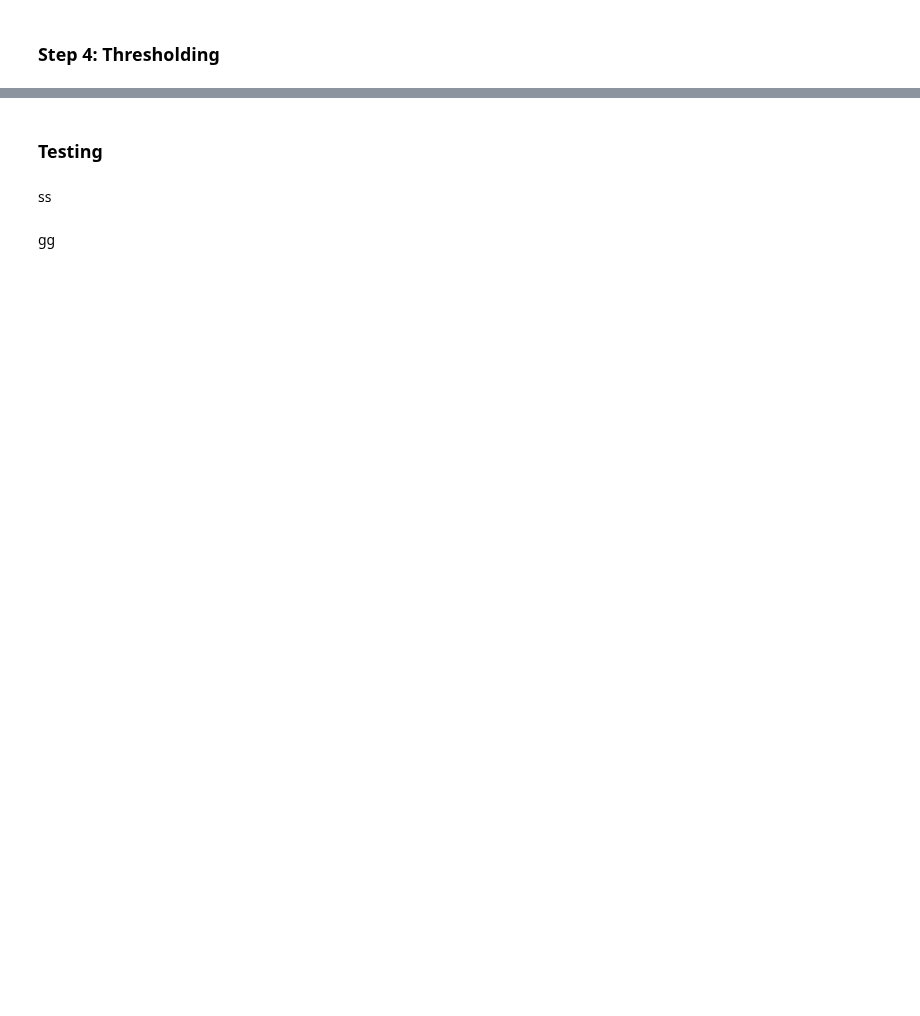
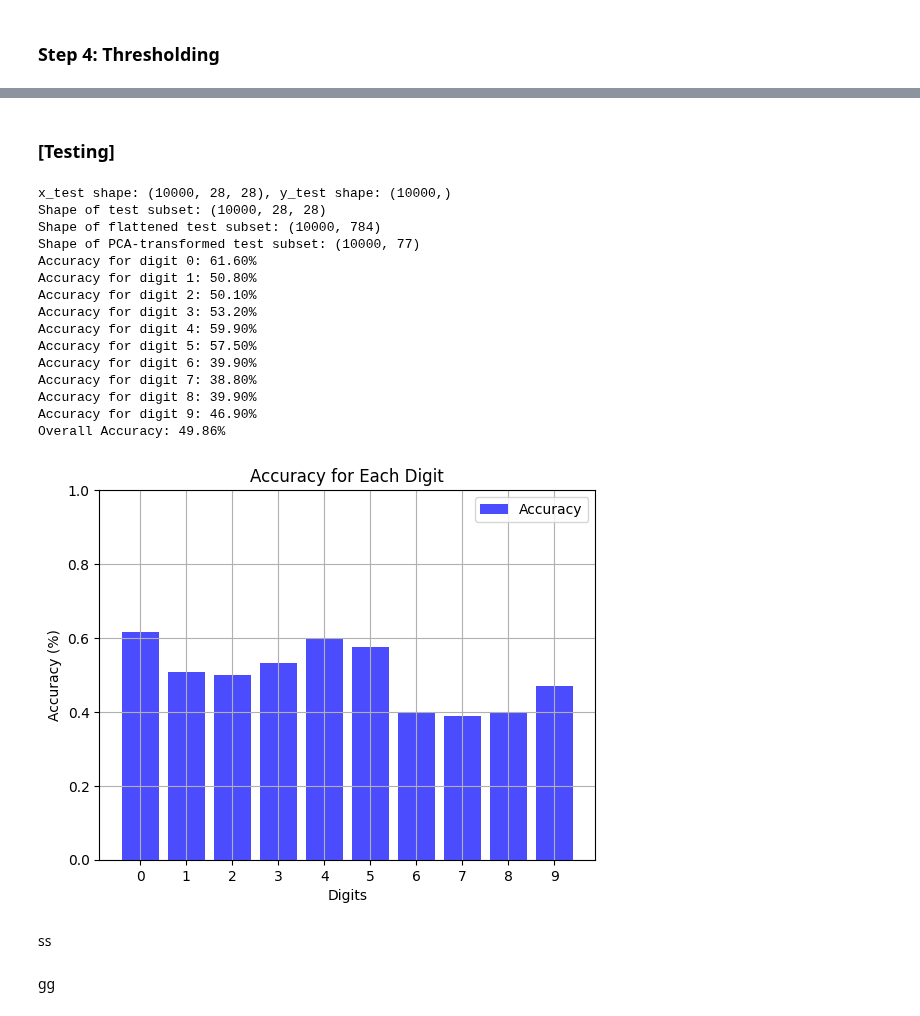
Before and after one commit to AP-047/RClass-Classification-by-Rational-Approximation, a Jupyter notebook: notebooks/training.ipynb, the cells around one changed output, grey strips where cells are left out. Cells and saved outputs as stored; diff of their text form; code cells hidden in the pictures; blank space fills up the shorter version.

```diff
--- a/notebooks/training.ipynb
+++ b/notebooks/training.ipynb
@@ -64,7 +64,7 @@ from sklearn.decomposition import PCA
 import pickle
 
 # Apply PCA to reduce dimensionality
-n_components = 20
+n_components = 77
 pca = PCA(n_components=n_components)
 x_pca = pca.fit_transform(x_subset)
 
@@ -260,21 +276,22 @@ def bisection_loop(x_b, y_binary, uL, uH, precision):
 for digit in range(10):
     print(f"Training classifier for digit {digit}...")
 
-    y_subset = cp.array(y_subset)
+    # y_subset = cp.array(y_subset)
 
     # Assign labels: Positive for the current digit, negative for others
-    y_binary = (y_subset == digit).astype(int)
+    # y_binary = (y_subset == digit).astype(int)
+    y_binary = (y_subset == digit).astype(float)
 
     # Scale binary labels to larger values
-    # Positive class = 5, Negative class = 10
-    y_binary = np.where(y_binary == 1, 5, 10)
+    # Positive class = 2, Negative class = 4
+    y_binary = np.where(y_binary == 1, 2, 4)
 
-    print(f"y_binary =", y_binary)
-    print(f"y_subset =", y_subset)
+    # print(f"y_binary =", y_binary)
+    # print(f"y_subset =", y_subset)
 
     # Bisection parameters
     uL = 0  # Initial lower bound
-    uH = 5000  # Initial upper bound
+    uH = 500  # Initial upper bound
     precision = 1e-6 # Precision threshold
 
     # Run bisection loop
@@ -333,5 +350,5 @@ y_binary = [10 10 10 10  5 10 10 10 10 10 10 10 10 10 10 10 10 10 10 10 10 10 10
 # %% [markdown]
-### Testing
+### [Testing]
 # %%
 import cupy as cp
 import numpy as np
@@ -351,14 +368,14 @@ def rational_function(x, alpha, beta):
     return numerator / denominator
 
 #------------------------------------------
-# Load MNIST test data (10,000 images)
+#1 Load MNIST test data (10,000 images)
 from keras.datasets import mnist
 (_, _), (x_test, y_test) = mnist.load_data()
 print(f"x_test shape: {x_test.shape}, y_test shape: {y_test.shape}")
 
 #------------------------------------------
+#2 Subset the test dataset
 subset_size = 10000
-# Subset the test dataset
 x_test_subset = x_test[:subset_size]
 y_test_subset = y_test[:subset_size]
 print(f"Shape of test subset: {x_test_subset.shape}")
@@ -369,7 +386,7 @@ x_test_subset = x_test_subset.reshape(x_test_subset.shape[0], -1)
 print(f"Shape of flattened test subset: {x_test_subset.shape}")
 
 #------------------------------------------
-# Load PCA instance
+#3 Load PCA instance
 with open("models/pca_model.pkl", "rb") as file:
     pca = pickle.load(file)  # Load the PCA model trained on training data
 
@@ -377,16 +394,26 @@ x_test_pca = pca.transform(x_test_subset)  # Transform test data using the saved
 
 print(f"Shape of PCA-transformed test subset: {x_test_pca.shape}")
 
-# # Apply PCA to test data
-# n_components = 77  # Desired number of components
-# pca = PCA(n_components=n_components)
-# x_test_pca = pca.fit_transform(x_test_subset)
+#------------------------------------------
+# #4 Thresholding: Convert PCA-transformed data to binary (0s and 1s)
+# threshold_value = 0
+# x_test_binary = (x_test_pca > threshold_value).astype(int)
+# print(f"Binary thresholded test subset: {x_test_binary.shape}")
 
 #------------------------------------------
-# Thresholding: Convert PCA-transformed data to binary (0s and 1s)
-threshold_value = 0
-x_test_binary = (x_test_pca > threshold_value).astype(int)
-print(f"Binary thresholded test subset: {x_test_binary.shape}")
+#4 Normalize PCA-transformed data
+from sklearn.preprocessing import MinMaxScaler
+
+scaler = MinMaxScaler(feature_range=(0, 1))
+x_test_binary = scaler.fit_transform(x_test_pca)
+
+#------------------------------------------
+#5 Shuffle the dataset
+shuffle_indices = np.arange(len(y_subset))
+np.random.shuffle(shuffle_indices)
+
+x_test_binary = x_test_binary[shuffle_indices]
+y_test_subset = y_test_subset[shuffle_indices]
 
 #------------------------------------------
 # Load the saved models and test
@@ -407,38 +434,55 @@ for digit in range(10):
         rational_function(x, alpha, beta) for x in x_test_binary
     ]
 
     # Convert predictions to binary (1 for this digit, 0 for others)
-    y_pred_binary = np.array(y_predicted) > 0.5
+    y_pred_binary = np.array(y_predicted) > 3
     y_true_binary = y_test_subset == digit
 
     # Calculate accuracy for this digit
     accuracy = np.mean(y_pred_binary == y_true_binary)
     accuracies.append(accuracy)
 
     print(f"Accuracy for digit {digit}: {accuracy*100:.2f}%")
 
 #------------------------------------------
 # Calculate and print overall accuracy
 overall_accuracy = np.mean(accuracies)
 print(f"Overall Accuracy: {overall_accuracy*100:.2f}%")
 
 #------------------------------------------
 # Plotting accuracies for each digit
 plt.bar(range(10), accuracies, color='blue', alpha=0.7, label="Accuracy")
 plt.xlabel("Digits")
 plt.ylabel("Accuracy (%)")
 plt.title("Accuracy for Each Digit")
 plt.xticks(range(10))
 plt.ylim(0, 1)
 plt.legend()
 plt.grid(True)
 plt.show()
 
-print(f"y_pred_binary =", y_pred_binary)
-print(f"y_true_binary =", y_true_binary)
+# print(f"y_pred_binary =", y_pred_binary)
+# print(f"y_true_binary =", y_true_binary)
 
-print(f"y_pred_binary.shape =", y_pred_binary.shape)
-print(f"y_true_binary.shape =", y_true_binary.shape)
+# print(f"y_pred_binary.shape =", y_pred_binary.shape)
+# print(f"y_true_binary.shape =", y_true_binary.shape)
+# %% [output]
+x_test shape: (10000, 28, 28), y_test shape: (10000,)
+Shape of test subset: (10000, 28, 28)
+Shape of flattened test subset: (10000, 784)
+Shape of PCA-transformed test subset: (10000, 77)
+Accuracy for digit 0: 61.60%
+Accuracy for digit 1: 50.80%
+Accuracy for digit 2: 50.10%
+Accuracy for digit 3: 53.20%
+Accuracy for digit 4: 59.90%
+Accuracy for digit 5: 57.50%
+Accuracy for digit 6: 39.90%
+Accuracy for digit 7: 38.80%
+Accuracy for digit 8: 39.90%
+Accuracy for digit 9: 46.90%
+Overall Accuracy: 49.86%
+[figure, added]
 # %%
 # Debugging: Check rational function output for a specific index
 specific_index = 333  # Change this to the desired index
```
Also changed, not shown: parts of 9 cells of this notebook.
